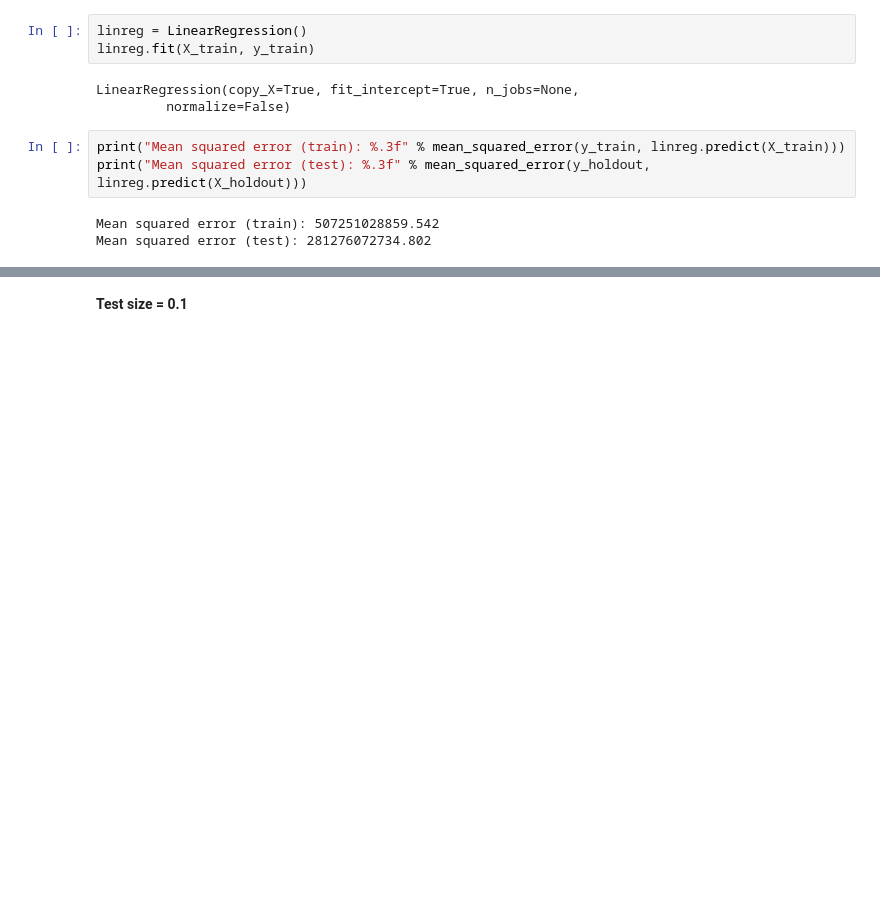
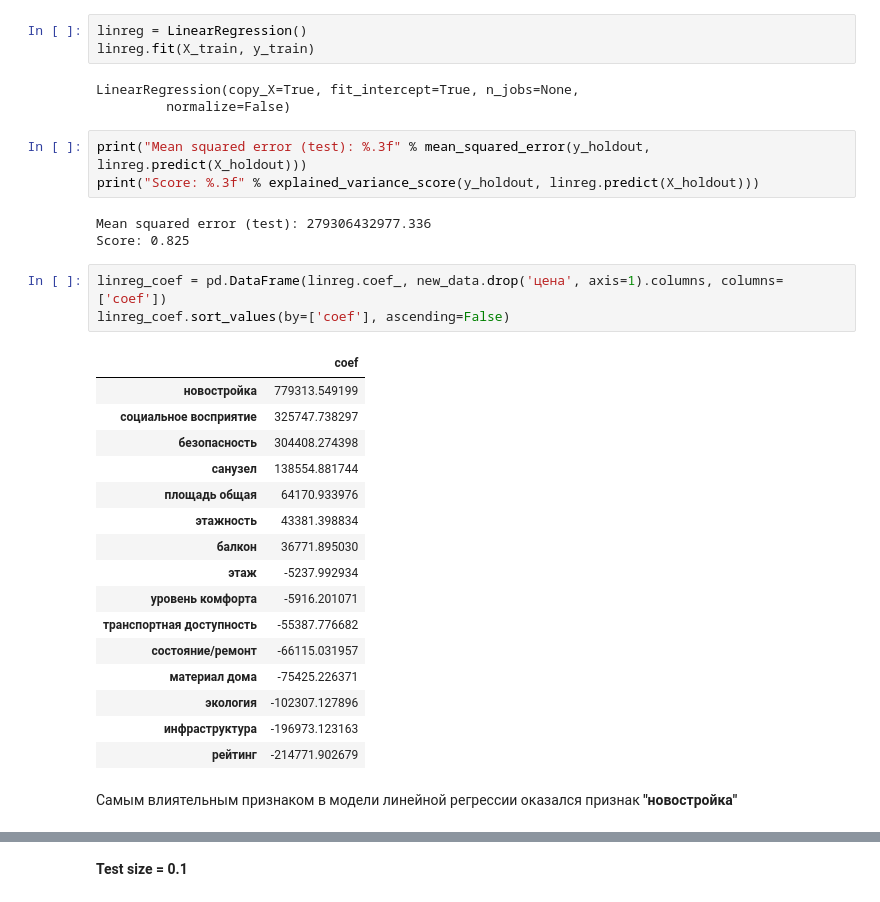
Before and after one commit to vdilchenko/university, a Jupyter notebook: OpenDataScience2018/mlsn_project.ipynb, the cells around one changed output, grey strips where cells are left out. Saved outputs shown, nothing was run; the diff lists cells and outputs as text; blank space fills up the shorter version.

```diff
--- a/OpenDataScience2018/mlsn_project.ipynb
+++ b/OpenDataScience2018/mlsn_project.ipynb
@@ -224,10 +232,32 @@ linreg.fit(X_train, y_train)
 LinearRegression(copy_X=True, fit_intercept=True, n_jobs=None,
          normalize=False)
 # %%
-print("Mean squared error (train): %.3f" % mean_squared_error(y_train, linreg.predict(X_train)))
 print("Mean squared error (test): %.3f" % mean_squared_error(y_holdout, linreg.predict(X_holdout)))
+print("Score: %.3f" % explained_variance_score(y_holdout, linreg.predict(X_holdout)))
 # %% [output]
-Mean squared error (train): 507251028859.542
-Mean squared error (test): 281276072734.802
+Mean squared error (test): 279306432977.336
+Score: 0.825
+# %%
+linreg_coef = pd.DataFrame(linreg.coef_, new_data.drop('цена', axis=1).columns, columns=['coef'])
+linreg_coef.sort_values(by=['coef'], ascending=False)
+# %% [output]
+|  | coef |
+| новостройка | 779313.549199 |
+| социальное восприятие | 325747.738297 |
+| безопасность | 304408.274398 |
+| санузел | 138554.881744 |
+| площадь общая | 64170.933976 |
+| этажность | 43381.398834 |
+| балкон | 36771.895030 |
+| этаж | -5237.992934 |
+| уровень комфорта | -5916.201071 |
+| транспортная доступность | -55387.776682 |
+| состояние/ремонт | -66115.031957 |
+| материал дома | -75425.226371 |
+| экология | -102307.127896 |
+| инфраструктура | -196973.123163 |
+| рейтинг | -214771.902679 |
+# %% [markdown]
+Самым влиятельным признаком в модели линейной регрессии оказался признак <b>"новостройка"</b>
 # %%
 plt.figure(figsize=(8, 6))
```
Also changed, not shown: parts of 16 cells of this notebook.
